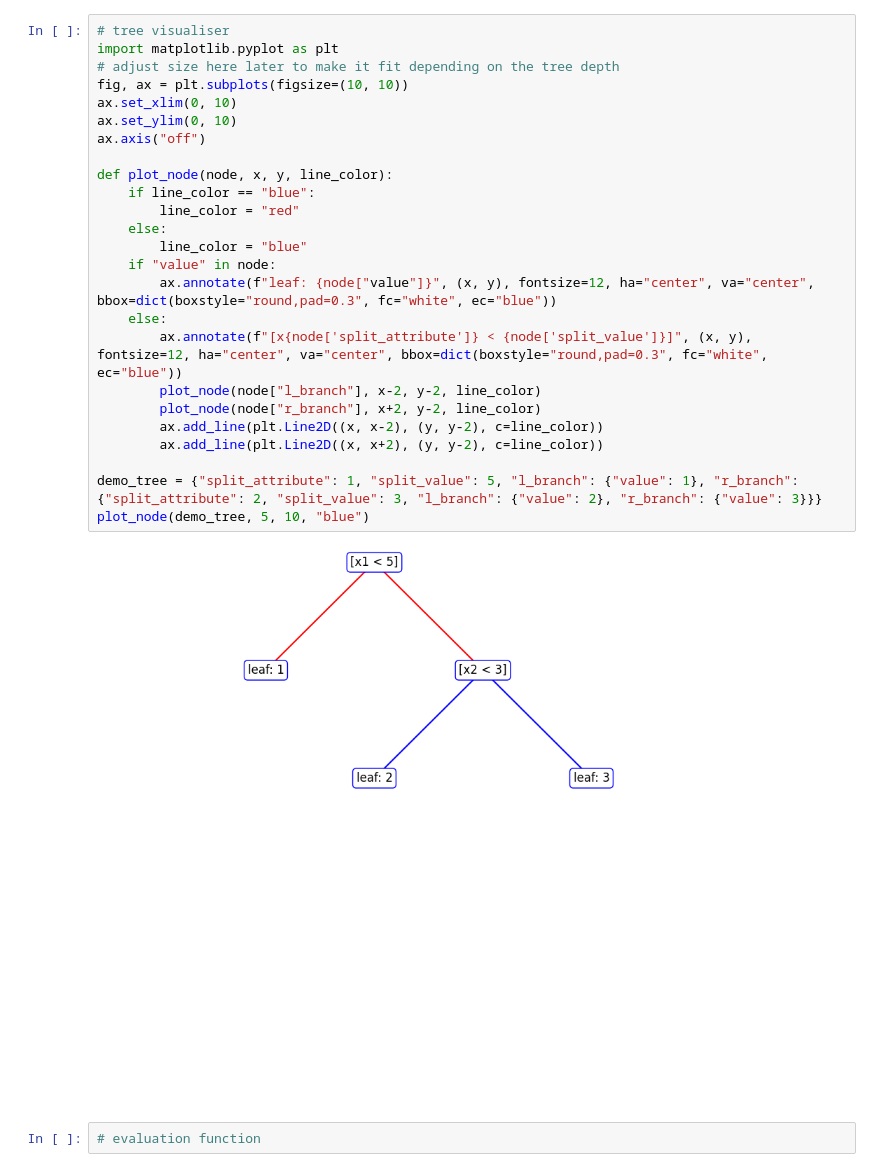
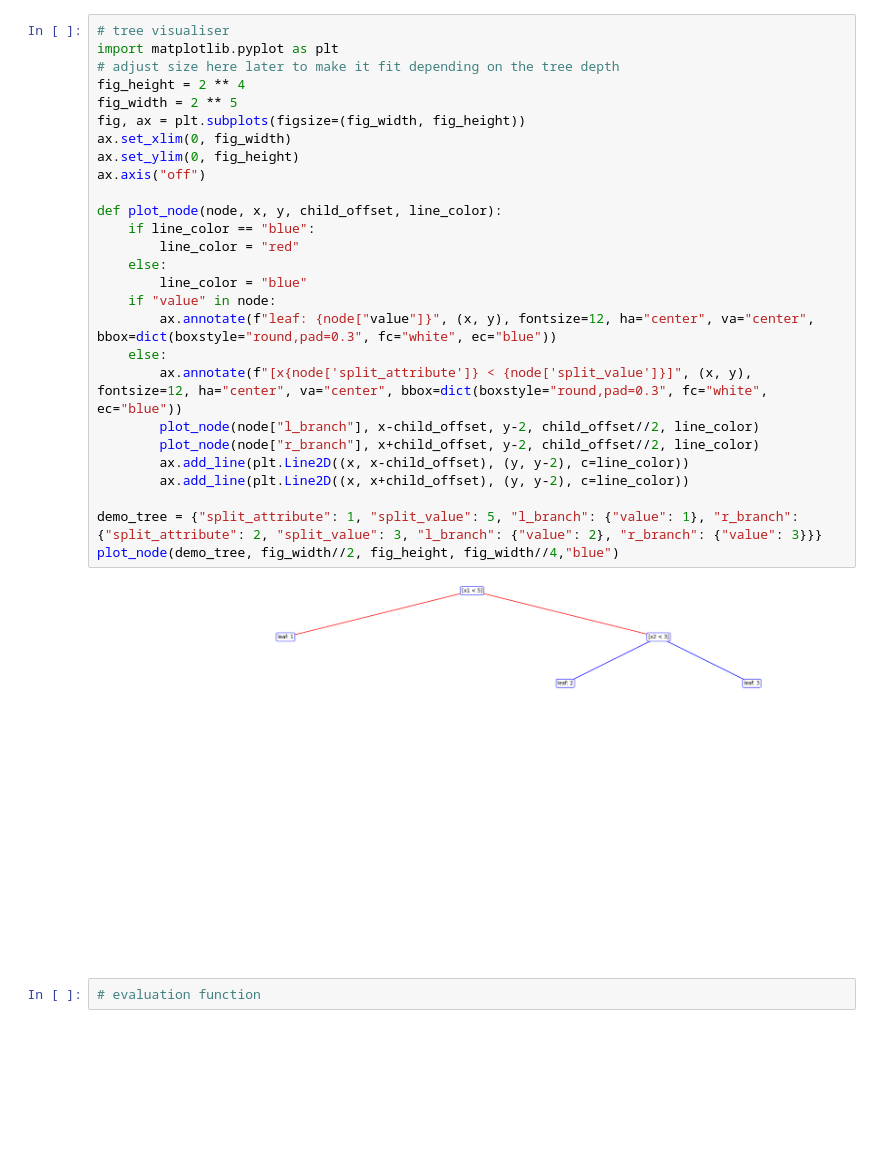
Before and after one commit to MattyWilliams22/decision_tree_learning, a Jupyter notebook: notebook.ipynb, the cells around one changed output. Cells and saved outputs as stored; diff of their text form; blank space fills up the shorter version.

Commit message:
fixed visualiser

```diff
--- a/notebook.ipynb
+++ b/notebook.ipynb
@@ -162,30 +164,32 @@ print(decision_tree_learning(clean_dataset, 0))
 # %%
 # tree visualiser
 import matplotlib.pyplot as plt
 # adjust size here later to make it fit depending on the tree depth
-fig, ax = plt.subplots(figsize=(10, 10))
-ax.set_xlim(0, 10)
-ax.set_ylim(0, 10)
+fig_height = 2 ** 4
+fig_width = 2 ** 5
+fig, ax = plt.subplots(figsize=(fig_width, fig_height))
+ax.set_xlim(0, fig_width)
+ax.set_ylim(0, fig_height)
 ax.axis("off")
 
-def plot_node(node, x, y, line_color):
+def plot_node(node, x, y, child_offset, line_color):
     if line_color == "blue":
         line_color = "red"
     else:
         line_color = "blue"
     if "value" in node:
         ax.annotate(f"leaf: {node["value"]}", (x, y), fontsize=12, ha="center", va="center", bbox=dict(boxstyle="round,pad=0.3", fc="white", ec="blue"))
     else:
         ax.annotate(f"[x{node['split_attribute']} < {node['split_value']}]", (x, y), fontsize=12, ha="center", va="center", bbox=dict(boxstyle="round,pad=0.3", fc="white", ec="blue"))
-        plot_node(node["l_branch"], x-2, y-2, line_color)
-        plot_node(node["r_branch"], x+2, y-2, line_color)
-        ax.add_line(plt.Line2D((x, x-2), (y, y-2), c=line_color))
-        ax.add_line(plt.Line2D((x, x+2), (y, y-2), c=line_color))
+        plot_node(node["l_branch"], x-child_offset, y-2, child_offset//2, line_color)
+        plot_node(node["r_branch"], x+child_offset, y-2, child_offset//2, line_color)
+        ax.add_line(plt.Line2D((x, x-child_offset), (y, y-2), c=line_color))
+        ax.add_line(plt.Line2D((x, x+child_offset), (y, y-2), c=line_color))
 
 demo_tree = {"split_attribute": 1, "split_value": 5, "l_branch": {"value": 1}, "r_branch": {"split_attribute": 2, "split_value": 3, "l_branch": {"value": 2}, "r_branch": {"value": 3}}}
-plot_node(demo_tree, 5, 10, "blue")
+plot_node(demo_tree, fig_width//2, fig_height, fig_width//4,"blue")
 # %% [output]
-[figure, old version]
+[figure, new version]
 # %%
 # evaluation function
 # %%
```
Also changed, not shown: parts of 1 cell of this notebook.
